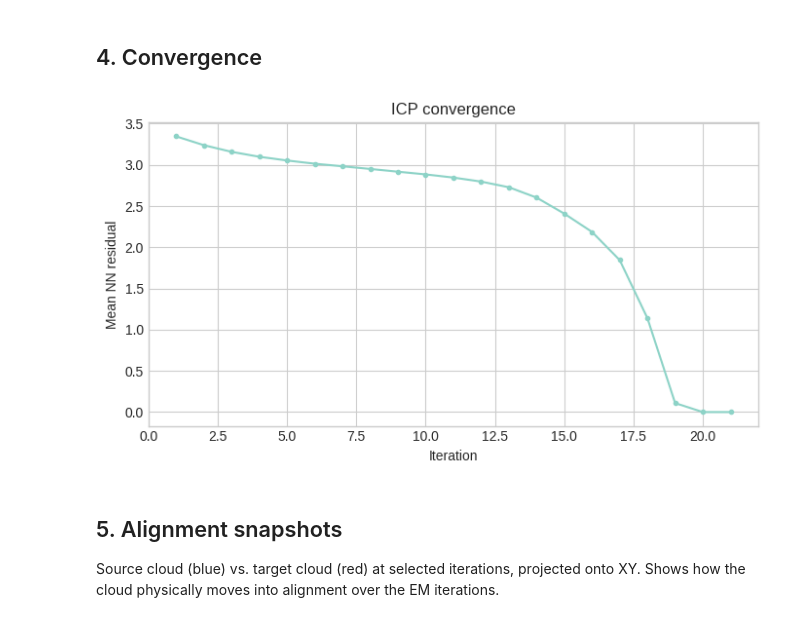
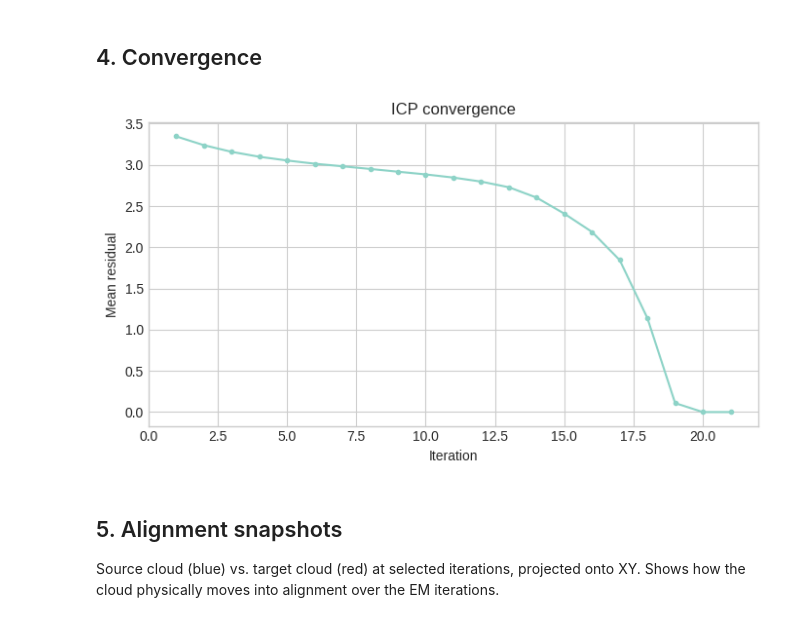
Before and after one commit to AdrianDegenkolb/TransformationRecovery, a Jupyter notebook: notebooks/icp.ipynb, the cells around one changed output. Cells and saved outputs as stored; diff of their text form; code cells hidden in the pictures.

```diff
--- a/notebooks/icp.ipynb
+++ b/notebooks/icp.ipynb
@@ -87,14 +89,14 @@ print(tabulate(rows, headers=["Metric", "Value"], tablefmt="rounded_outline"))
 # %%
 fig, ax = plt.subplots(figsize=(7, 4))
 ax.plot(range(1, len(result.mean_residuals) + 1), result.mean_residuals, marker='o', ms=3)
 ax.set_xlabel('Iteration')
-ax.set_ylabel('Mean NN residual')
+ax.set_ylabel('Mean residual')
 ax.set_title('ICP convergence')
 plt.tight_layout()
 plt.savefig('../results/experiment_2_convergence.png', dpi=150, bbox_inches='tight')
 plt.show()
 # %% [output]
-[figure, old version]
+[figure, new version]
 # %% [markdown]
 ## 5. Alignment snapshots
 
```
Also changed, not shown: parts of 1 cell of this notebook, 12 other files.
